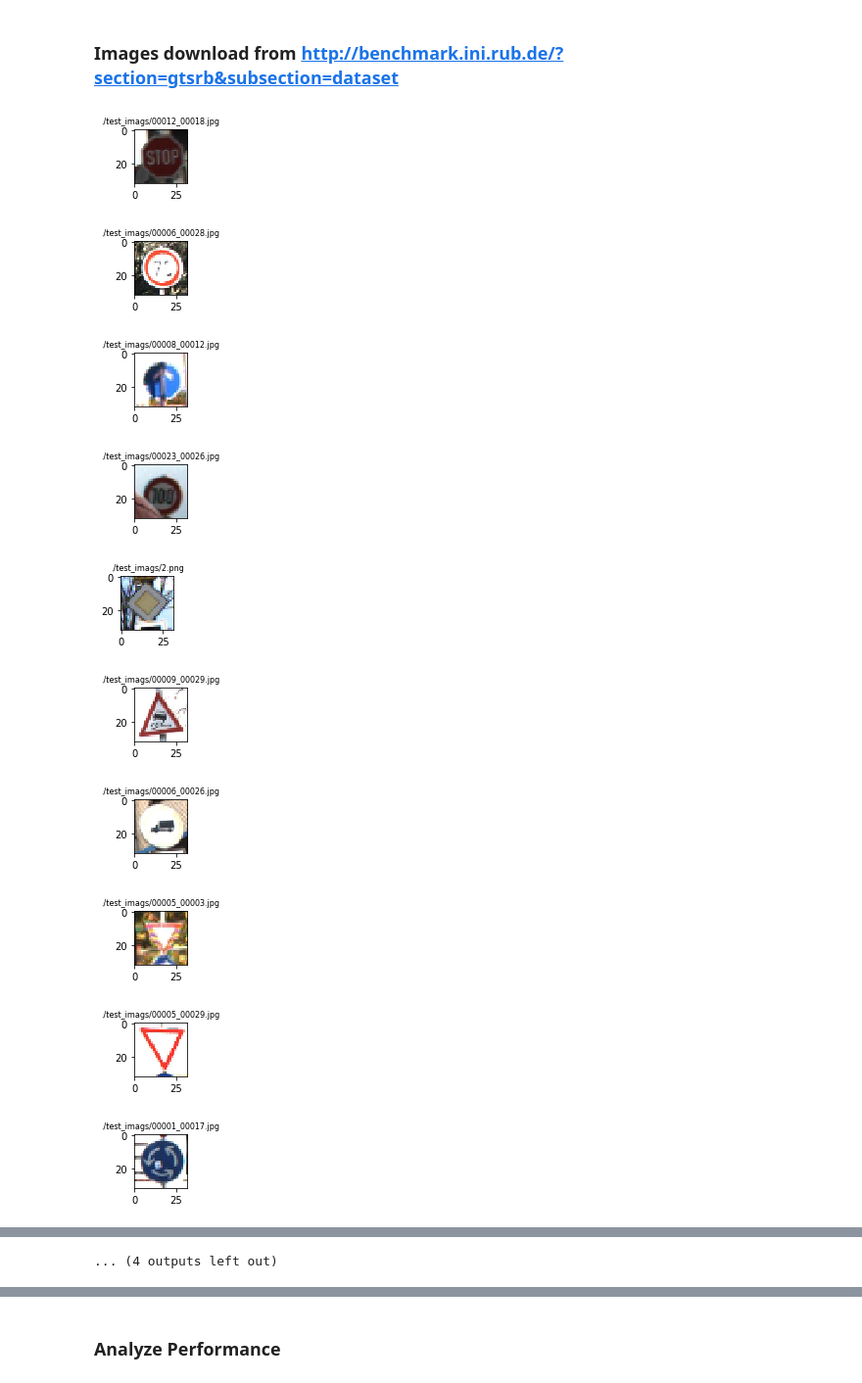
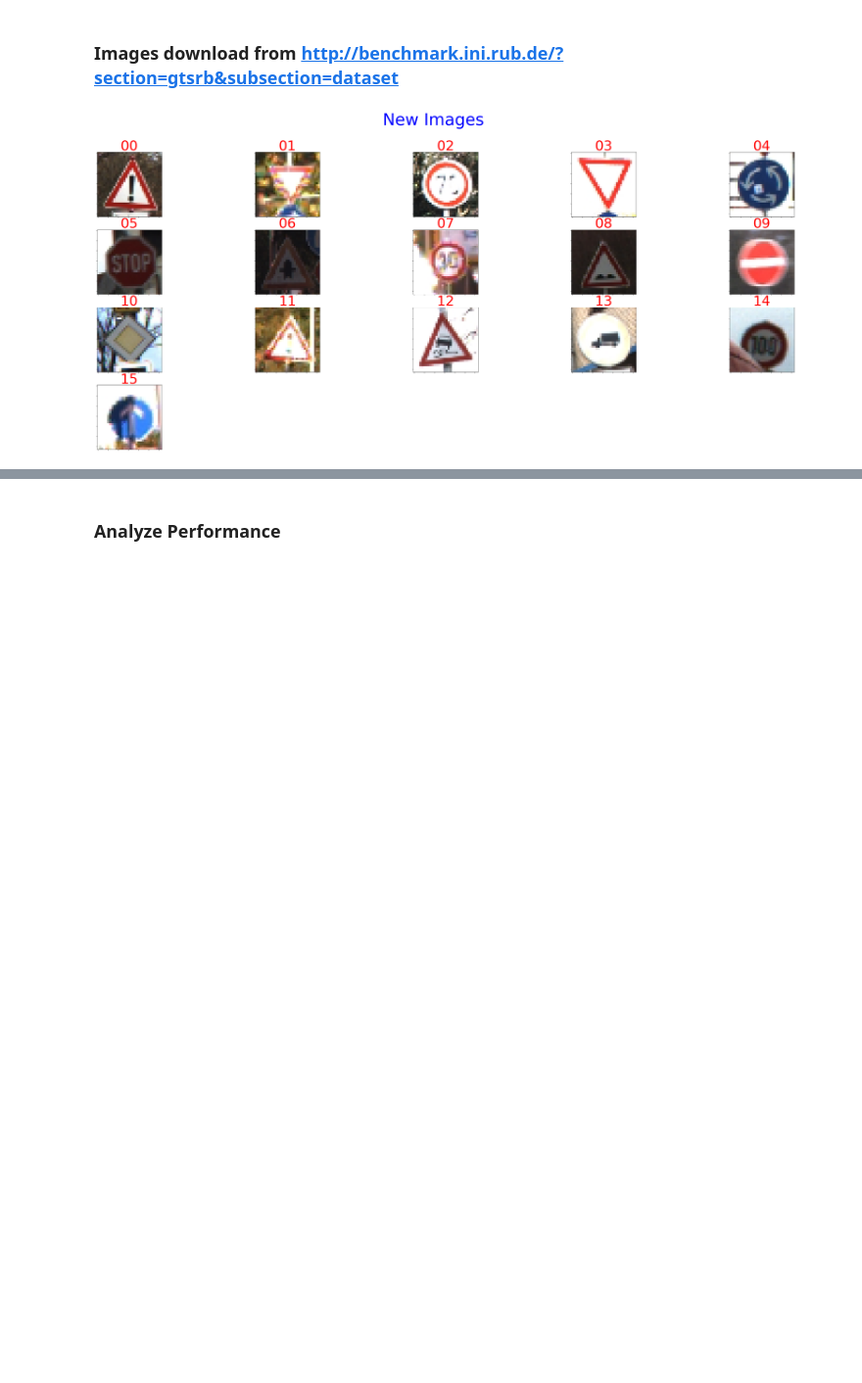
Before and after one commit to luteresa/P3_CarND-Traffic-Sign-Classifier, a Jupyter notebook: Traffic_Sign_Classifier.ipynb, the cells around one changed output, grey strips where cells are left out. Shown at 98% size. Drawn from its saved outputs; the diff is of its cells as text; code cells hidden in the pictures; blank space fills up the shorter version.

Commit message:
update for visualize_images()

```diff
--- a/Traffic_Sign_Classifier.ipynb
+++ b/Traffic_Sign_Classifier.ipynb
@@ -160,0 +163,10 @@ plt.draw()
+# %%
+class_images=[]
+for class_idx in range(43):
+    cur_X = X_train[y_train == class_idx]
+    cur_img = cur_X[np.random.randint(len(cur_X))]
+    class_images.append(cur_img)
+print(len(class_images))
+
+
+visualize_images(class_images[0:43],'Class images',cols=5)
@@ -606,44 +638,24 @@ You may find `signnames.csv` useful as it contains mappings from the class id (i
 # %%
-### Load the images and plot them here.
-### Feel free to use as many code cells as needed.
-import matplotlib.image as mpimg
-import glob
-import os
-import matplotlib.pyplot as plt
-
-IMG_HEIGHT = 32
-IMG_WIDTH = 32
-
 def get_list_files(my_dir):
     list_f = []
     for file in os.listdir(my_dir):
         if file.endswith('.jpg') or file.endswith('.png'):
             f_path = my_dir+'/'+file
             list_f.append(f_path)
     return list_f
 
 my_dir = './test_imags'
 file_list = get_list_files(my_dir)
 #print(file_list)
 img_data=[]
 
 for file in file_list:
     cur_img = cv2.imread(file)
     #print(cur_img.shape)
     cur_img = cv2.resize(cur_img,(32,32))
     cur_img = cv2.cvtColor(cur_img,cv2.COLOR_BGR2RGB)
     img_data.append(cur_img)
-    fig = plt.figure(figsize=(1,1))
-    plt.title(file,fontsize=8)
-    plt.imshow(cur_img)
+
+visualize_images(img_data,"New Images")
 # %% [output]
-[figure, old version]
+[figure, new version]
-[figure, removed]
-[figure, removed]
-[figure, removed]
-[figure, removed]
-[figure, removed]
-[figure, removed]
-[figure, removed]
-[figure, removed]
-[figure, removed]
@@ -652 +661,0 @@ for file in file_list:
-... (4 outputs left out)
```
Also changed, not shown: parts of 26 cells of this notebook.
